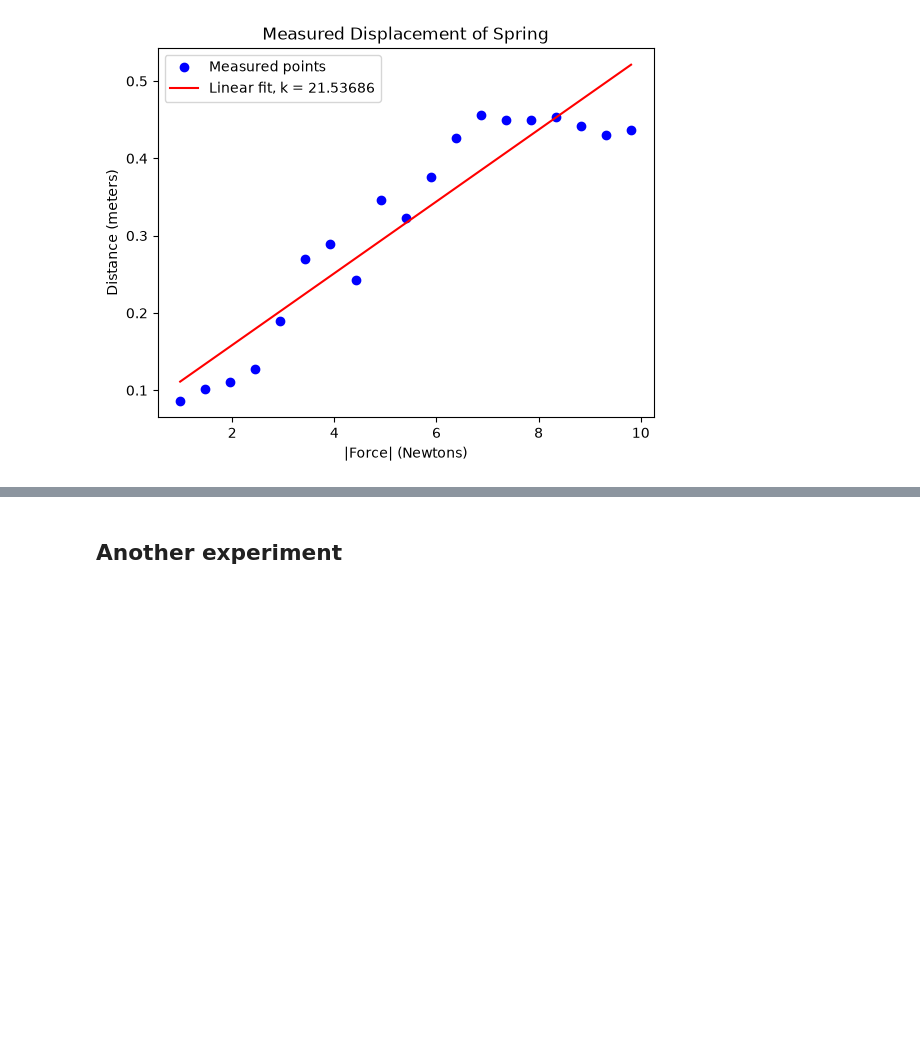
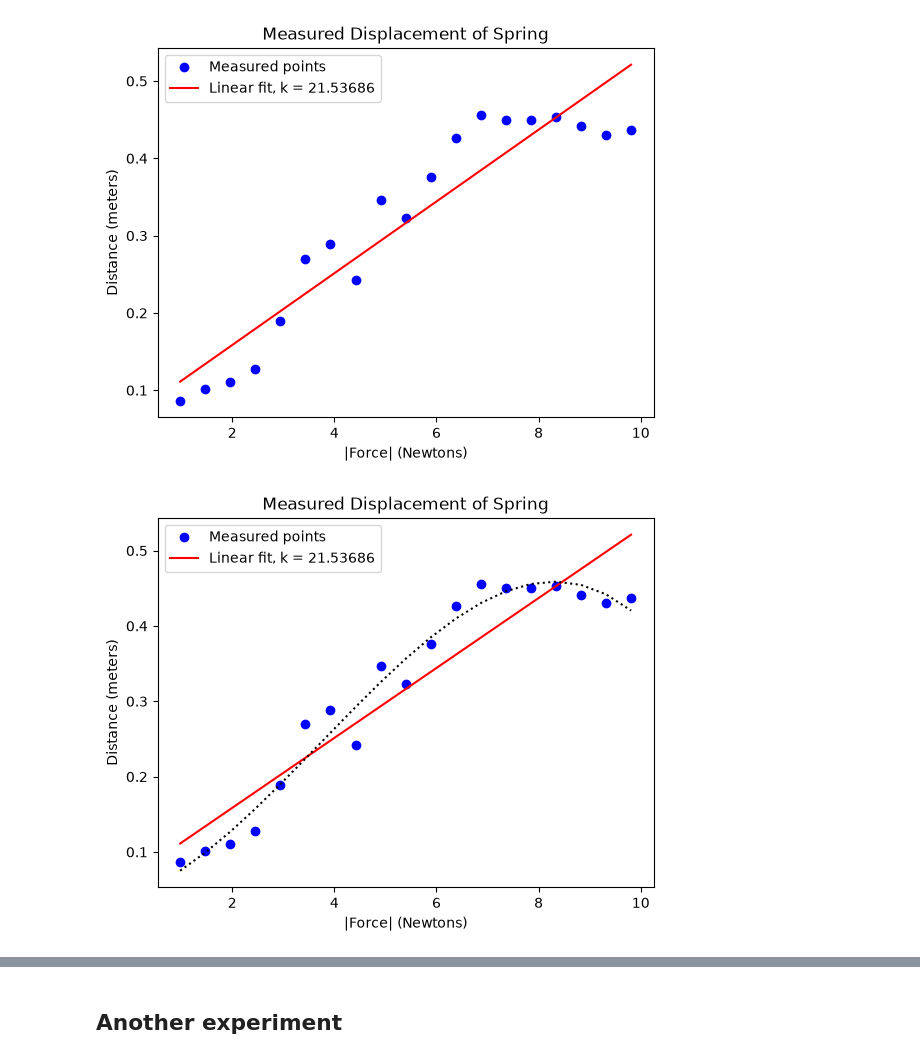
Before and after one commit to FerCorcuera/mit-datascience-6.0002, a Jupyter notebook: notes/9_Understanding_Experimental_Data.ipynb, the cells around one changed output, grey strips where cells are left out. Drawn from its saved outputs; the diff is of its cells as text; code cells hidden in the pictures; blank space fills up the shorter version.

```diff
--- a/notes/9_Understanding_Experimental_Data.ipynb
+++ b/notes/9_Understanding_Experimental_Data.ipynb
@@ -111,2 +111,14 @@ fitData1("../data/springData.txt")
 # %% [output]
 [figure]
+# %%
+# trying adding a cubic fit:
+fitData1("../data/springData.txt")
+forces, distances = getData("../data/springData.txt")
+forces = np.array(forces) * 9.81
+distances = np.array(distances)
+fit = np.polyfit(forces, distances, 3)
+predictedDistances = np.polyval(fit, forces)
+plt.plot(forces, predictedDistances, "k:", label="cubic fit")
+plt.show()
+# %% [output]
+[figure, added]
```
Also changed, not shown: parts of 9 cells of this notebook.
